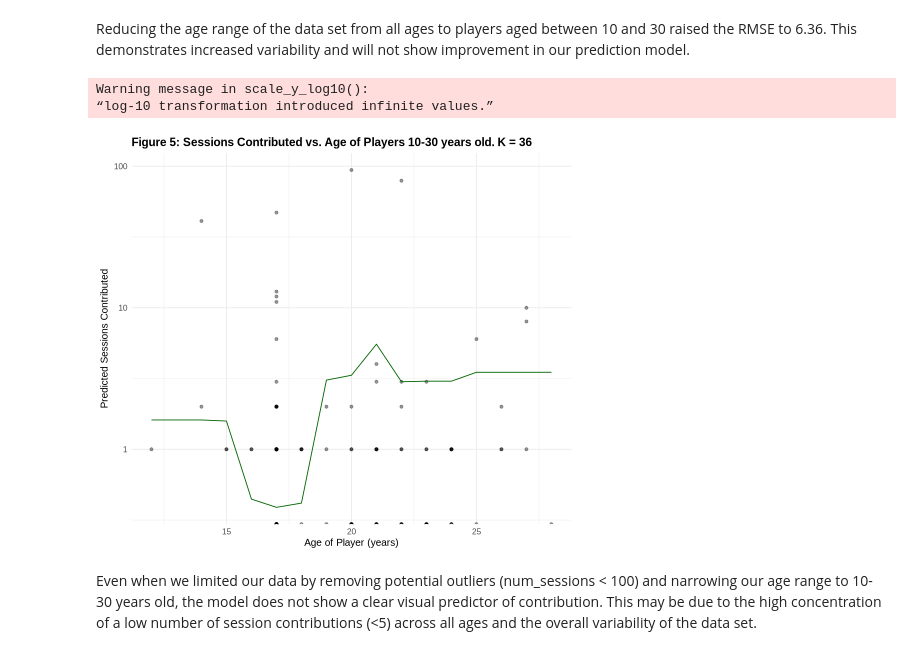
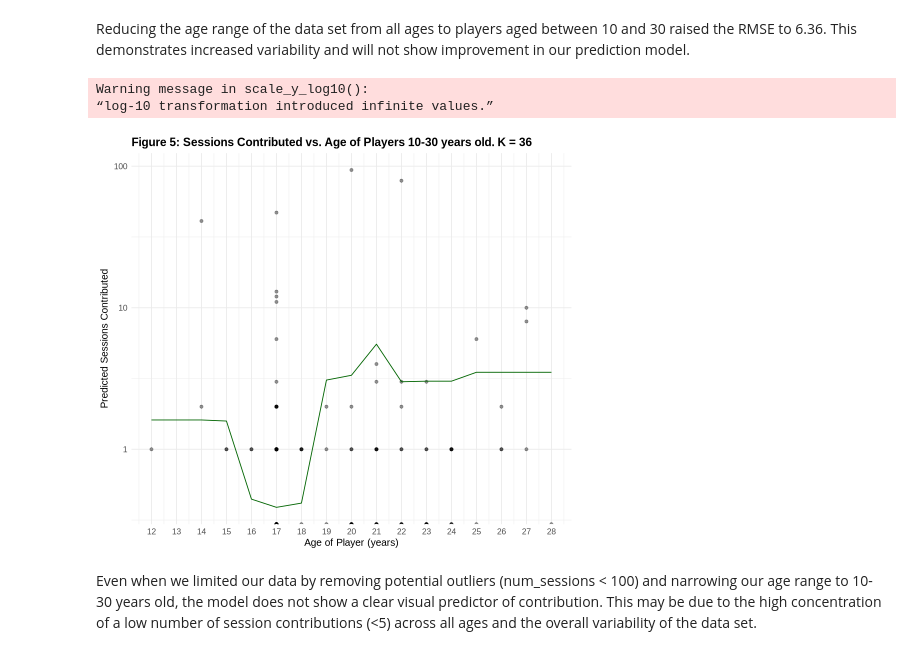
Before and after one commit to glarson5/dsci-100-group-project, a Jupyter notebook: Project Report.ipynb, the cells around one changed output. Drawn from its saved outputs; the diff is of its cells as text; code cells hidden in the pictures.

```diff
--- a/Project Report.ipynb
+++ b/Project Report.ipynb
@@ -657,34 +678,36 @@ set.seed(5000)
 
 options(repr.plot.width = 8, repr.plot.height = 7)
 
 low_age_preds <- low_age_best_fit |>
     predict(low_age_training) |>
     bind_cols(low_age_training)
 
 low_age_plot <- low_age_preds |>
     ggplot(aes(x = Age, y = num_sessions)) +
 
     geom_point(alpha = 0.4) +
 
     scale_y_log10() +
 
     geom_line(aes(x = Age, y = .pred), color = "dark green") +
 
+    scale_x_continuous(breaks = seq(10, 30, by = 1)) +
+
     labs(y = "Predicted Sessions Contributed",
          x = "Age of Player (years)",
          title = paste0("Figure 5: Sessions Contributed vs. Age of Players 10-30 years old. K = ", low_age_k_min)) +
          theme_minimal() +
   theme(
     plot.title = element_text(size = 14, face = "bold"),
     axis.title = element_text(size = 12),
     axis.text = element_text(size = 10)
   )
 
 low_age_plot
 # %% [output]
 Warning message in scale_y_log10():
 “log-10 transformation introduced infinite values.”
-[figure, old version]
+[figure, new version]
 # %% [markdown]
 Even when we limited our data by removing potential outliers (num_sessions < 100) and narrowing our age range to 10-30 years old, the model does not show a clear visual predictor of contribution. This may be due to the high concentration of a low number of session contributions (<5) across all ages and the overall variability of the data set.
 # %% [markdown]
```
Also changed, not shown: parts of 3 cells of this notebook.
